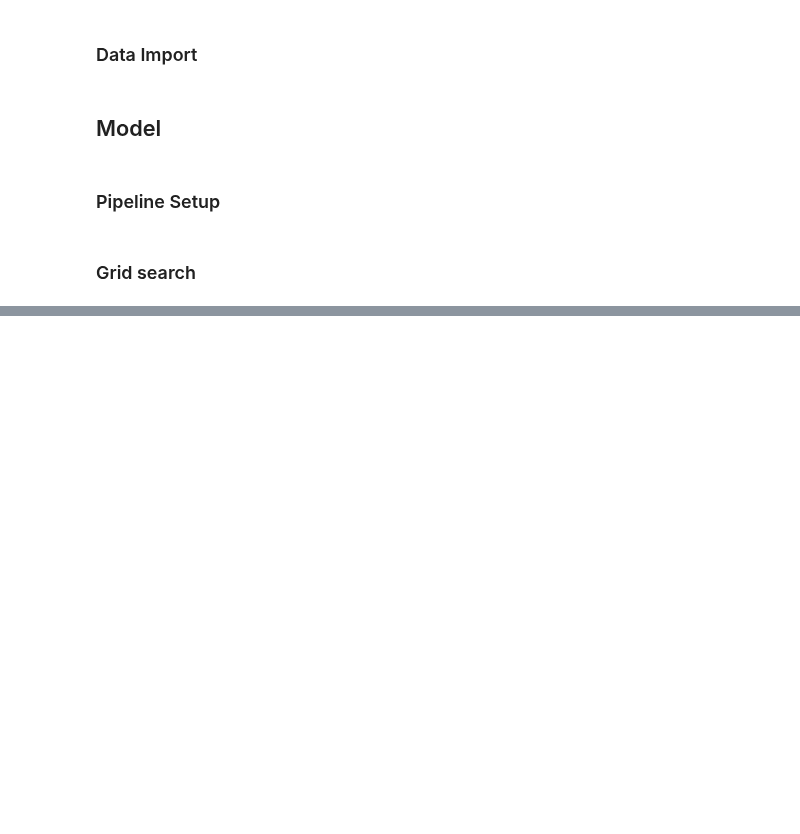
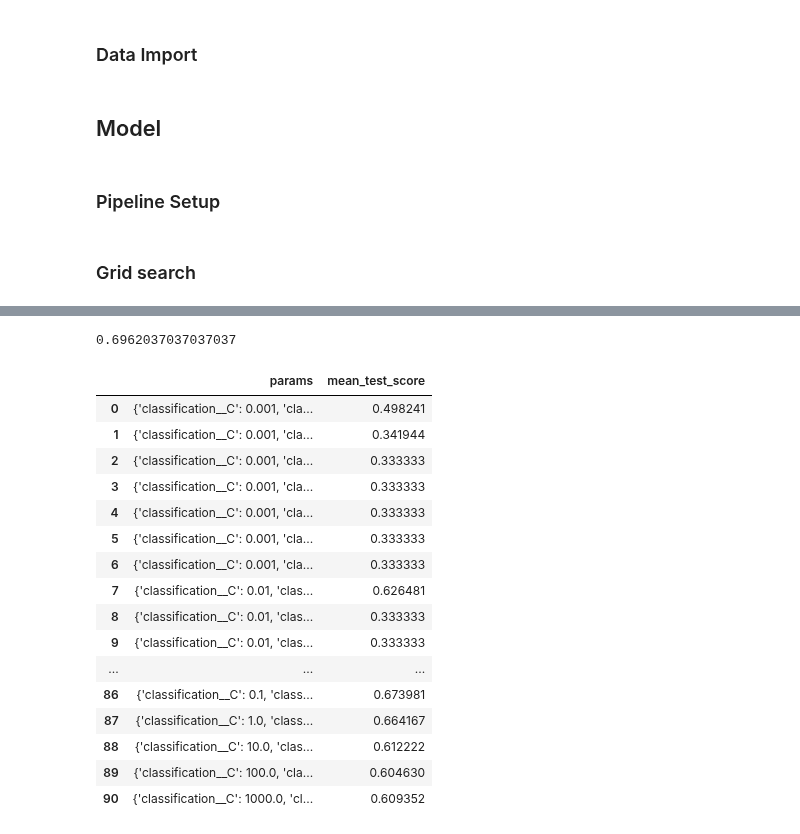
Before and after one commit to LukeAndrewSmith/AML, a Jupyter notebook: Task_2/Solution/Pipelines/SVM_Grid_search.ipynb, the cells around one changed output, grey strips where cells are left out. Cells and saved outputs as stored; diff of their text form; code cells hidden in the pictures; blank space fills up the shorter version.

```diff
--- a/Task_2/Solution/Pipelines/SVM_Grid_search.ipynb
+++ b/Task_2/Solution/Pipelines/SVM_Grid_search.ipynb
@@ -77,12 +77,12 @@ x_test = data_fetching.get_test_data()
 # we need: -scaling transformer -weighted loss function -multi-class model
 pipe = Pipeline([('scaling',StandardScaler()),
                  ('classification',
-                  SVC(C=1.0,kernel='rbf',gamma='scale',shrinking=True,cache_size=1000,class_weight='balanced'),break_ties=False)
+                  SVC(C=1.0,kernel='rbf',gamma='scale',shrinking=True,cache_size=1000,class_weight='balanced'))
                 ])
 # %% [markdown]
 ### Grid search
 # %%
-#%%notify
+%%notify
 C_range = np.logspace(-3, 3, 7)
 gamma_range = np.logspace(-3, 3, 7)
 parameters = [{'classification__kernel': ['rbf'], 'classification__gamma': gamma_range,'classification__C': C_range},
@@ -91,7 +91,7 @@ parameters = [{'classification__kernel': ['rbf'], 'classification__gamma': gamma
               {'classification__kernel':['sigmoid'],'classification__C':C_range}
              ]
 
-clf = GridSearchCV(pipe, parameters,cv=10)
+clf = GridSearchCV(pipe, parameters,cv=10,n_jobs=16,scoring='balanced_accuracy')
 clf.fit(x_train, np.ravel(y_train))
 
 # View The Best Parameters
@@ -100,0 +102,27 @@ KeyboardInterrupt:
+# %%
+print(clf.best_score_)
+# %% [output]
+0.6962037037037037
+# %%
+results = pd.DataFrame(clf.cv_results_)
+# %%
+pd.set_option("display.max_rows", None, "display.max_columns", None, "display.max_colwidth",200)
+results[["params","mean_test_score"]]
+# %% [output]
+|  | params | mean_test_score |
+| 0 | {'classification__C': 0.001, 'cla... | 0.498241 |
+| 1 | {'classification__C': 0.001, 'cla... | 0.341944 |
+| 2 | {'classification__C': 0.001, 'cla... | 0.333333 |
+| 3 | {'classification__C': 0.001, 'cla... | 0.333333 |
+| 4 | {'classification__C': 0.001, 'cla... | 0.333333 |
+| 5 | {'classification__C': 0.001, 'cla... | 0.333333 |
+| 6 | {'classification__C': 0.001, 'cla... | 0.333333 |
+| 7 | {'classification__C': 0.01, 'clas... | 0.626481 |
+| 8 | {'classification__C': 0.01, 'clas... | 0.333333 |
+| 9 | {'classification__C': 0.01, 'clas... | 0.333333 |
+| ... | ... | ... |
+| 86 | {'classification__C': 0.1, 'class... | 0.673981 |
+| 87 | {'classification__C': 1.0, 'class... | 0.664167 |
+| 88 | {'classification__C': 10.0, 'clas... | 0.612222 |
+| 89 | {'classification__C': 100.0, 'cla... | 0.604630 |
+| 90 | {'classification__C': 1000.0, 'cl... | 0.609352 |
```
Also changed, not shown: parts of 3 cells of this notebook, 5 other files.
